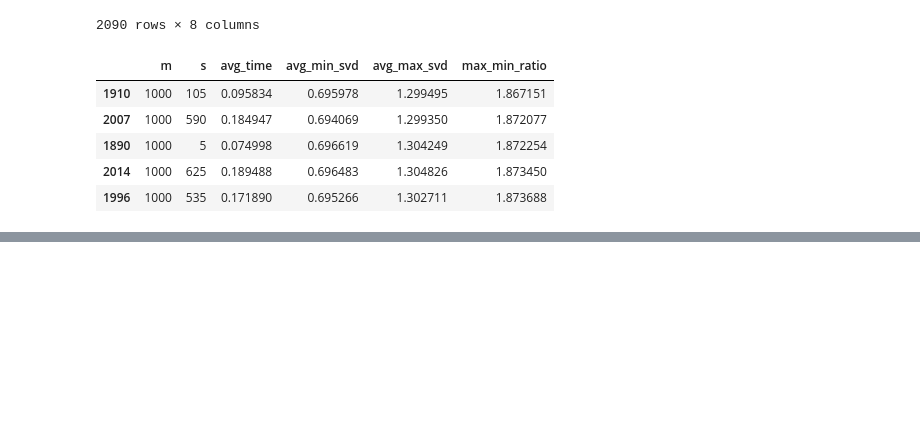
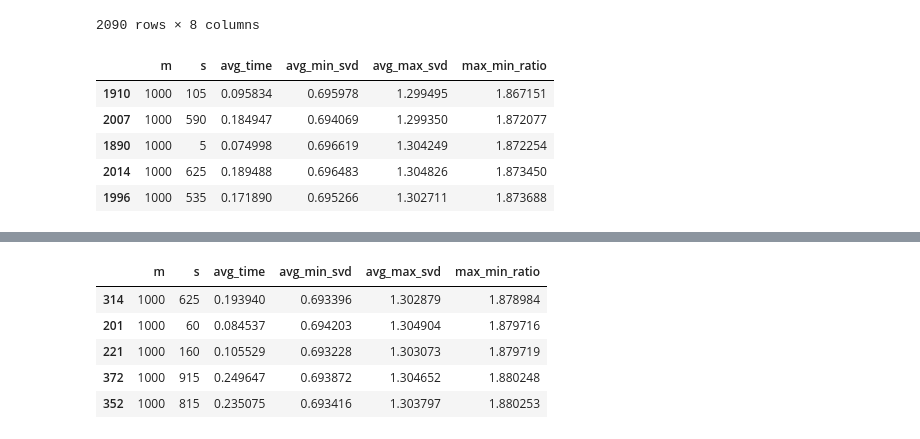
Before and after one commit to LakBoonJun1/DSA4288, a Jupyter notebook: Notebook/implementation.ipynb, the cells around one changed output, grey strips where cells are left out. Saved outputs shown, nothing was run; the diff lists cells and outputs as text; code cells hidden in the pictures; blank space fills up the shorter version.

```diff
--- a/Notebook/implementation.ipynb
+++ b/Notebook/implementation.ipynb
@@ -370,0 +391,20 @@ True
+# %%
+results3_df['avg_min_svd'] = results3_df['min_svd_list'].apply(np.mean)
+
+# Calculate the average of the max_svd_list for each row
+results3_df['avg_max_svd'] = results3_df['max_svd_list'].apply(np.mean)
+results3_df['max_min_ratio'] = results3_df['avg_max_svd']/results3_df['avg_min_svd']
+sorted_results3 = results3_df.sort_values(by="max_min_ratio", ascending=True)
+sorted_results3_cleaned = sorted_results3.drop(columns=["min_svd_list", "max_svd_list"])
+
+# Select the top few rows with the smallest max_min_ratio
+top_few_rows3 = sorted_results3_cleaned.head(5)
+
+top_few_rows3
+# %% [output]
+|  | m | s | avg_time | avg_min_svd | avg_max_svd | max_min_ratio |
+| 314 | 1000 | 625 | 0.193940 | 0.693396 | 1.302879 | 1.878984 |
+| 201 | 1000 | 60 | 0.084537 | 0.694203 | 1.304904 | 1.879716 |
+| 221 | 1000 | 160 | 0.105529 | 0.693228 | 1.303073 | 1.879719 |
+| 372 | 1000 | 915 | 0.249647 | 0.693872 | 1.304652 | 1.880248 |
+| 352 | 1000 | 815 | 0.235075 | 0.693416 | 1.303797 | 1.880253 |
```
Also changed, not shown: parts of 4 cells of this notebook.
